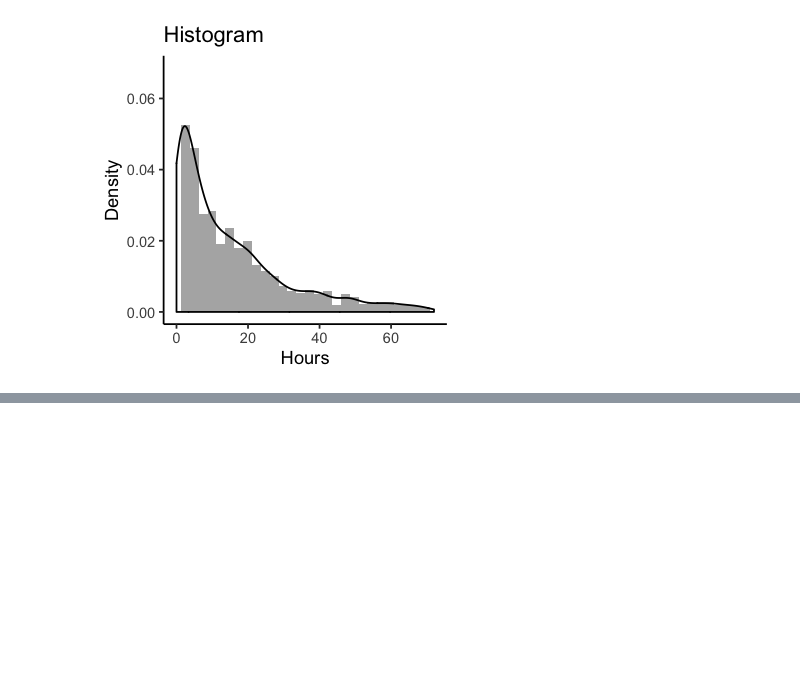
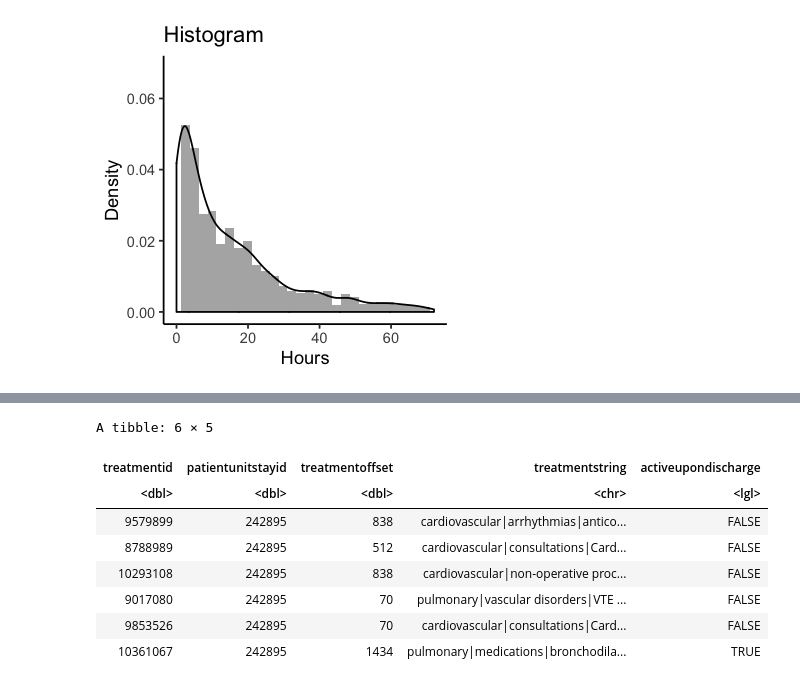
Before and after one commit to ruoyijiang/general, a Jupyter notebook: notebooks/R_Extravasation.ipynb, the cells around one changed output, grey strips where cells are left out. Cells and saved outputs as stored; diff of their text form; code cells hidden in the pictures; blank space fills up the shorter version.

```diff
--- a/notebooks/R_Extravasation.ipynb
+++ b/notebooks/R_Extravasation.ipynb
@@ -155,0 +212,2 @@ Warning message:
+# %%
+eicu_treatment <- read_csv(file.path(EICU_DIR, "treatment.csv.gz"))
@@ -155,0 +223,12 @@ Warning message:
+# %%
+head(eicu_treatment)
+# %% [output]
+A tibble: 6 × 5
+| treatmentid | patientunitstayid | treatmentoffset | treatmentstring | activeupondischarge |
+| <dbl> | <dbl> | <dbl> | <chr> | <lgl> |
+| 9579899 | 242895 | 838 | cardiovascular|arrhythmias|antico... | FALSE |
+| 8788989 | 242895 | 512 | cardiovascular|consultations|Card... | FALSE |
+| 10293108 | 242895 | 838 | cardiovascular|non-operative proc... | FALSE |
+| 9017080 | 242895 | 70 | pulmonary|vascular disorders|VTE ... | FALSE |
+| 9853526 | 242895 | 70 | cardiovascular|consultations|Card... | FALSE |
+| 10361067 | 242895 | 1434 | pulmonary|medications|bronchodila... | TRUE |
```
Also changed, not shown: parts of 9 cells of this notebook, 1 other file.
